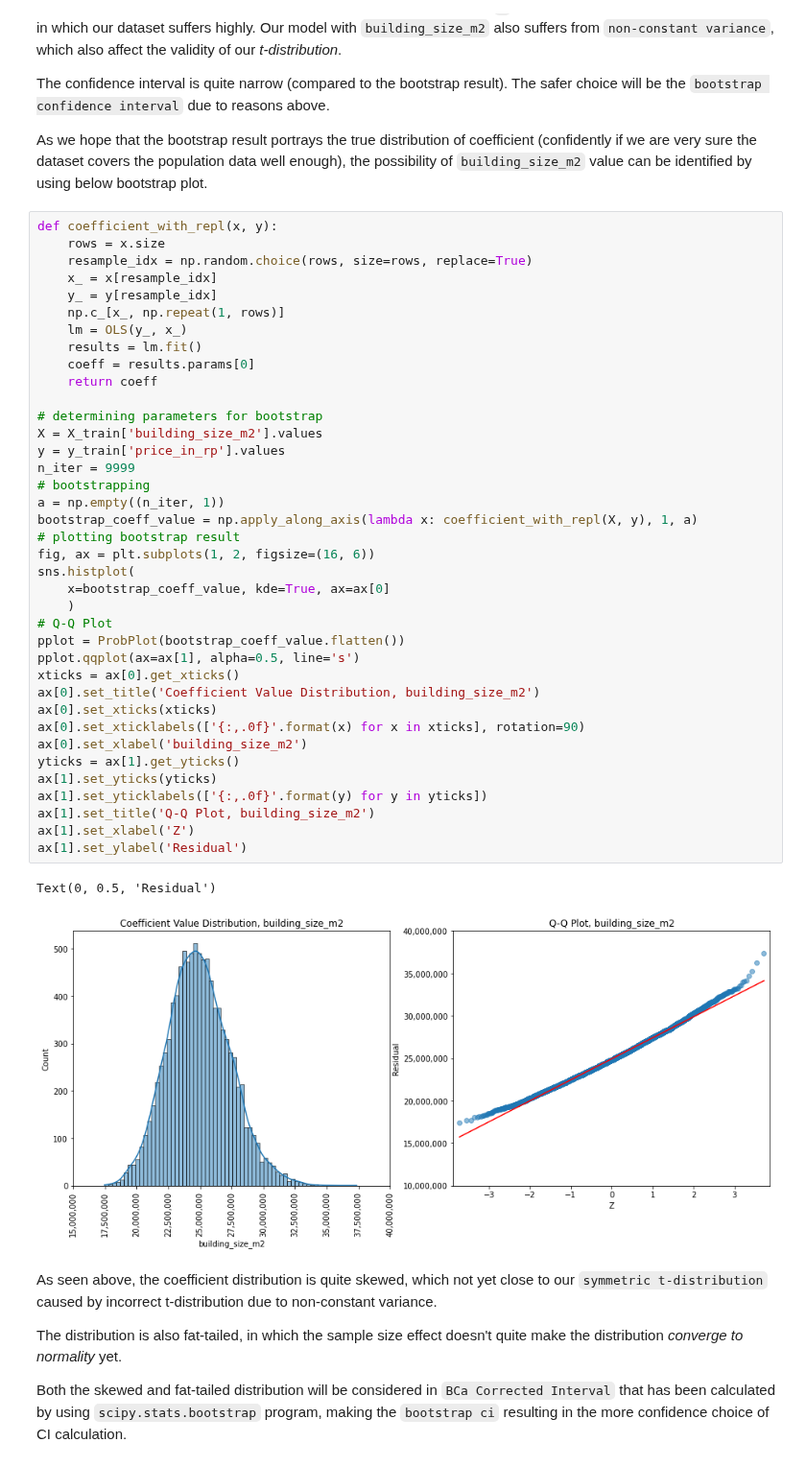
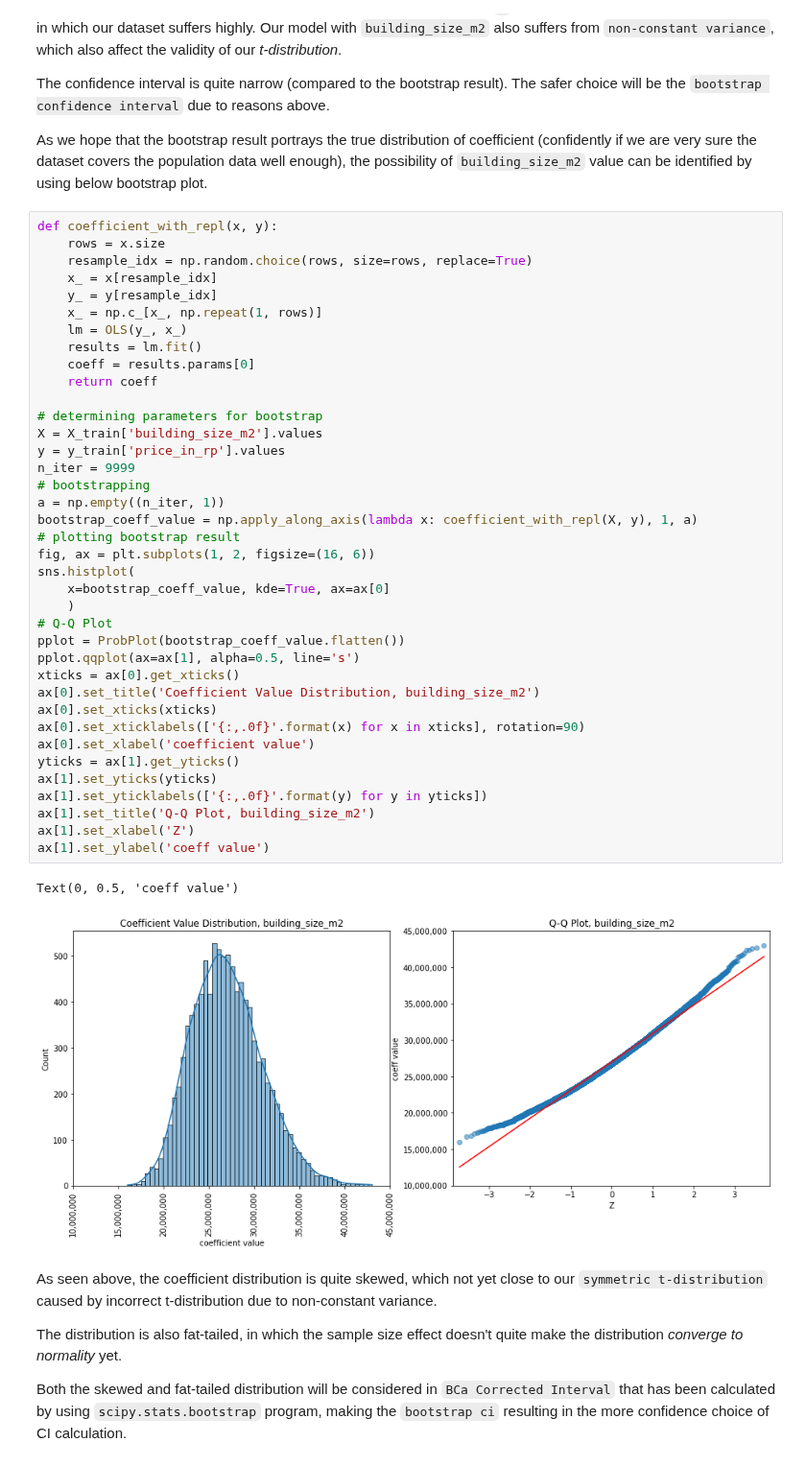
Before and after one commit to nbarizki/jabodetabekhousepricing, a Jupyter notebook: 3 - Linear Modeling of House Price.ipynb, the cells around one changed output. Shown at 96% size. Cells and saved outputs as stored; diff of their text form.

```diff
--- a/3 - Linear Modeling of House Price.ipynb
+++ b/3 - Linear Modeling of House Price.ipynb
@@ -622,41 +644,41 @@ def coefficient_with_repl(x, y):
     resample_idx = np.random.choice(rows, size=rows, replace=True)
     x_ = x[resample_idx]
     y_ = y[resample_idx]
-    np.c_[x_, np.repeat(1, rows)]
+    x_ = np.c_[x_, np.repeat(1, rows)]
     lm = OLS(y_, x_)
     results = lm.fit()
     coeff = results.params[0]
     return coeff
 
 # determining parameters for bootstrap
 X = X_train['building_size_m2'].values
 y = y_train['price_in_rp'].values
 n_iter = 9999
 # bootstrapping
 a = np.empty((n_iter, 1))
 bootstrap_coeff_value = np.apply_along_axis(lambda x: coefficient_with_repl(X, y), 1, a)
 # plotting bootstrap result
 fig, ax = plt.subplots(1, 2, figsize=(16, 6))
 sns.histplot(
     x=bootstrap_coeff_value, kde=True, ax=ax[0]
     )
 # Q-Q Plot
 pplot = ProbPlot(bootstrap_coeff_value.flatten())
 pplot.qqplot(ax=ax[1], alpha=0.5, line='s')
 xticks = ax[0].get_xticks()
 ax[0].set_title('Coefficient Value Distribution, building_size_m2')
 ax[0].set_xticks(xticks)
 ax[0].set_xticklabels(['{:,.0f}'.format(x) for x in xticks], rotation=90)
-ax[0].set_xlabel('building_size_m2')
+ax[0].set_xlabel('coefficient value')
 yticks = ax[1].get_yticks()
 ax[1].set_yticks(yticks)
 ax[1].set_yticklabels(['{:,.0f}'.format(y) for y in yticks])
 ax[1].set_title('Q-Q Plot, building_size_m2')
 ax[1].set_xlabel('Z')
-ax[1].set_ylabel('Residual')
+ax[1].set_ylabel('coeff value')
 # %% [output]
-Text(0, 0.5, 'Residual')
+Text(0, 0.5, 'coeff value')
-[figure, old version]
+[figure, new version]
 # %% [markdown]
 As seen above, the coefficient distribution is quite skewed, which not yet close to our `symmetric t-distribution` caused by incorrect t-distribution due to non-constant variance.
 
```
Also changed, not shown: parts of 20 cells of this notebook.
